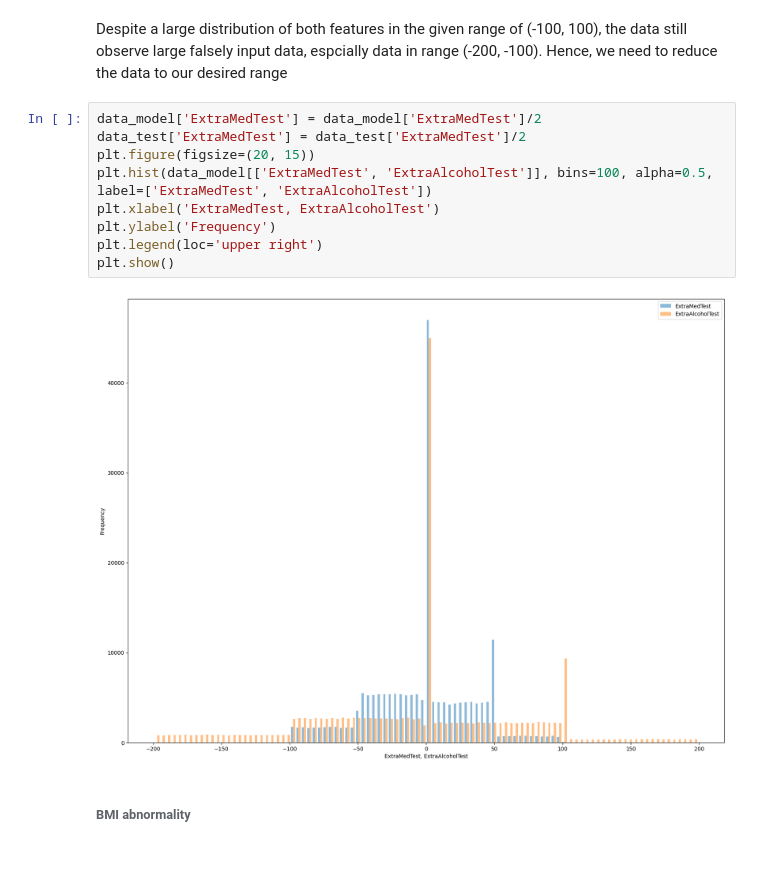
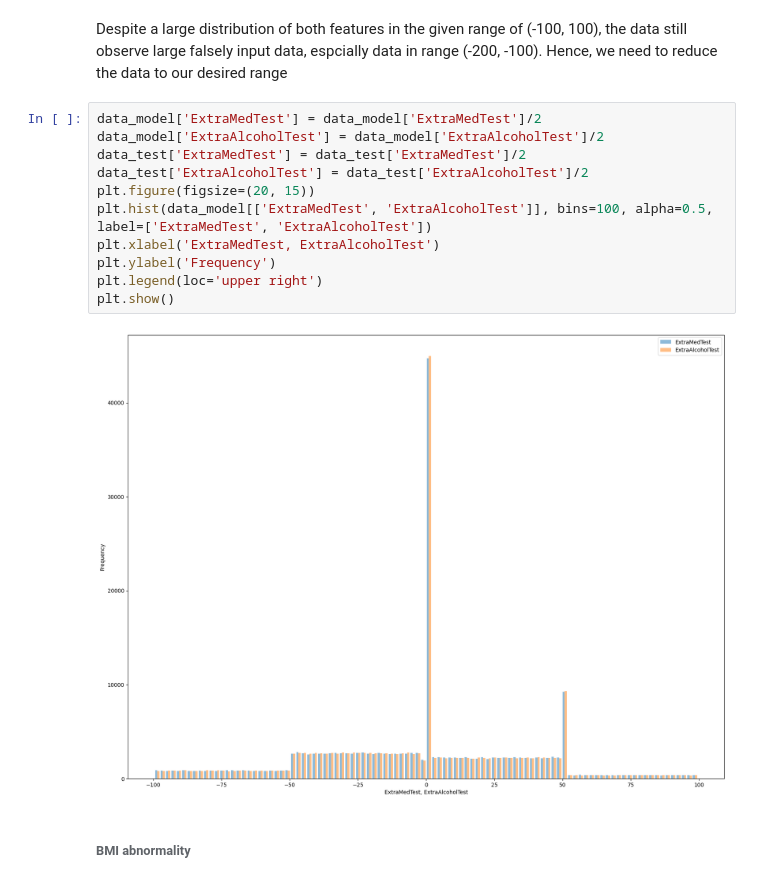
Before and after one commit to polarbear0701/ML-Individual-1, a Jupyter notebook: EDA.ipynb, the cells around one changed output. Saved outputs shown, nothing was run; the diff lists cells and outputs as text.

Commit message:
adding data cleaning notebook

```diff
--- a/EDA.ipynb
+++ b/EDA.ipynb
@@ -138,15 +138,17 @@ data_test['ExtraAlcoholTest'].plot(kind='hist', bins=100, xlabel='ExtraAlcoholTe
 Despite a large distribution of both features in the given range of (-100, 100), the data still observe large falsely input data, espcially data in range (-200, -100). Hence, we need to reduce the data to our desired range
 # %%
 data_model['ExtraMedTest'] = data_model['ExtraMedTest']/2
+data_model['ExtraAlcoholTest'] = data_model['ExtraAlcoholTest']/2
 data_test['ExtraMedTest'] = data_test['ExtraMedTest']/2
+data_test['ExtraAlcoholTest'] = data_test['ExtraAlcoholTest']/2
 plt.figure(figsize=(20, 15))
 plt.hist(data_model[['ExtraMedTest', 'ExtraAlcoholTest']], bins=100, alpha=0.5, label=['ExtraMedTest', 'ExtraAlcoholTest'])
 plt.xlabel('ExtraMedTest, ExtraAlcoholTest')
 plt.ylabel('Frequency')
 plt.legend(loc='upper right')
 plt.show()
 # %% [output]
-[figure, old version]
+[figure, new version]
 # %% [markdown]
 ###### BMI abnormality
 # %% [markdown]
```
Also changed, not shown: parts of 6 cells of this notebook, 1 other file.
